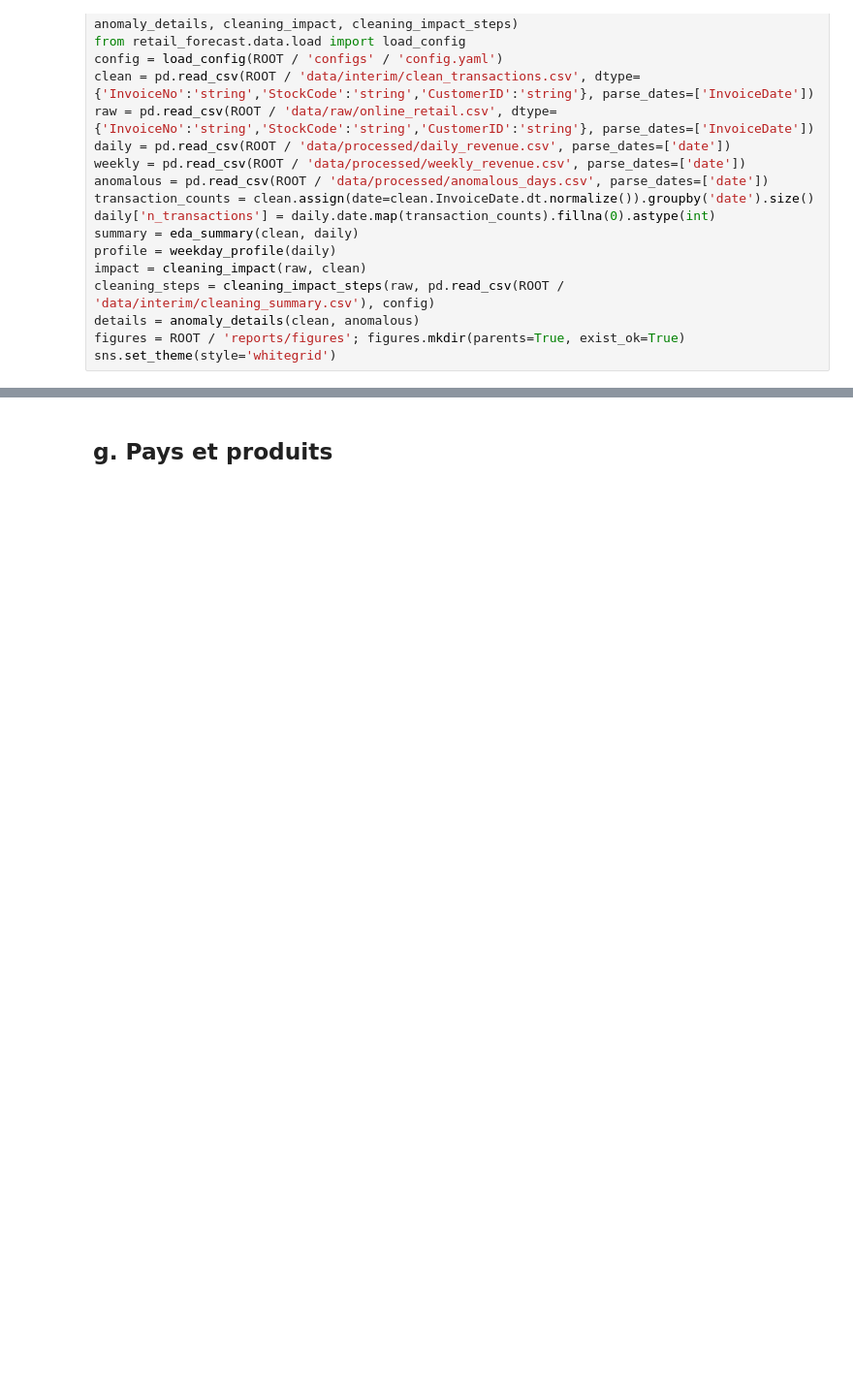
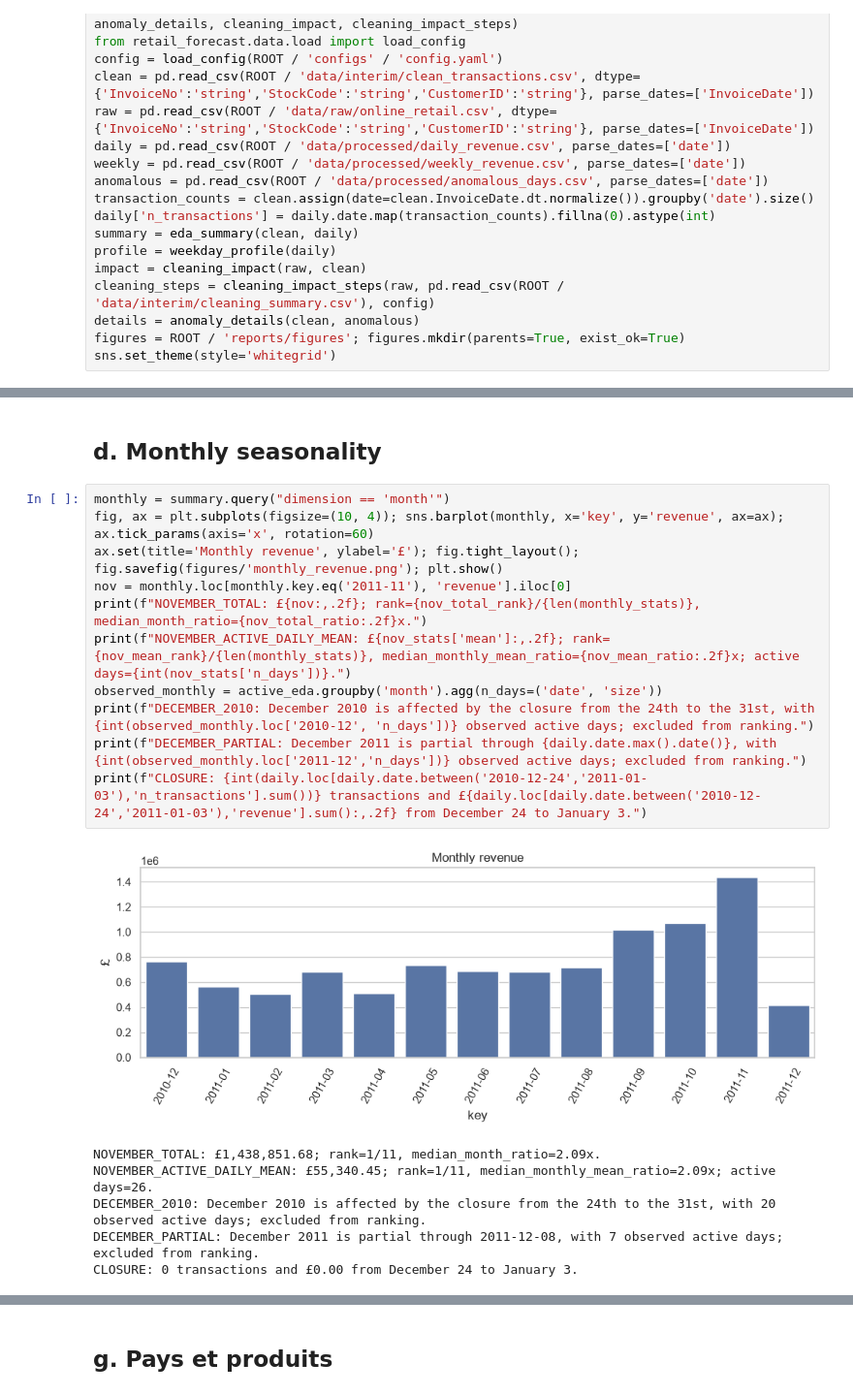
Before and after one commit to wissemhammami/retail-revenue-forecasting, a Jupyter notebook: notebooks/02_eda.ipynb, the cells around one changed output, grey strips where cells are left out. Shown at 97% size. Drawn from its saved outputs; the diff is of its cells as text; blank space fills up the shorter version.

```diff
--- a/notebooks/02_eda.ipynb
+++ b/notebooks/02_eda.ipynb
@@ -291,0 +176,20 @@ ANOMALY_RELATIVE_DROP: moyenne=3.04%, écart-type=4.00%; conclusion: les anomali
+# %% [markdown]
+## d. Monthly seasonality
+# %%
+monthly = summary.query("dimension == 'month'")
+fig, ax = plt.subplots(figsize=(10, 4)); sns.barplot(monthly, x='key', y='revenue', ax=ax); ax.tick_params(axis='x', rotation=60)
+ax.set(title='Monthly revenue', ylabel='£'); fig.tight_layout(); fig.savefig(figures/'monthly_revenue.png'); plt.show()
+nov = monthly.loc[monthly.key.eq('2011-11'), 'revenue'].iloc[0]
+print(f"NOVEMBER_TOTAL: £{nov:,.2f}; rank={nov_total_rank}/{len(monthly_stats)}, median_month_ratio={nov_total_ratio:.2f}x.")
+print(f"NOVEMBER_ACTIVE_DAILY_MEAN: £{nov_stats['mean']:,.2f}; rank={nov_mean_rank}/{len(monthly_stats)}, median_monthly_mean_ratio={nov_mean_ratio:.2f}x; active days={int(nov_stats['n_days'])}.")
+observed_monthly = active_eda.groupby('month').agg(n_days=('date', 'size'))
+print(f"DECEMBER_2010: December 2010 is affected by the closure from the 24th to the 31st, with {int(observed_monthly.loc['2010-12', 'n_days'])} observed active days; excluded from ranking.")
+print(f"DECEMBER_PARTIAL: December 2011 is partial through {daily.date.max().date()}, with {int(observed_monthly.loc['2011-12','n_days'])} observed active days; excluded from ranking.")
+print(f"CLOSURE: {int(daily.loc[daily.date.between('2010-12-24','2011-01-03'),'n_transactions'].sum())} transactions and £{daily.loc[daily.date.between('2010-12-24','2011-01-03'),'revenue'].sum():,.2f} from December 24 to January 3.")
+# %% [output]
+[figure, added]
+NOVEMBER_TOTAL: £1,438,851.68; rank=1/11, median_month_ratio=2.09x.
+NOVEMBER_ACTIVE_DAILY_MEAN: £55,340.45; rank=1/11, median_monthly_mean_ratio=2.09x; active days=26.
+DECEMBER_2010: December 2010 is affected by the closure from the 24th to the 31st, with 20 observed active days; excluded from ranking.
+DECEMBER_PARTIAL: December 2011 is partial through 2011-12-08, with 7 observed active days; excluded from ranking.
+CLOSURE: 0 transactions and £0.00 from December 24 to January 3.
```
Also changed, not shown: parts of 50 cells of this notebook, 7 other files.
